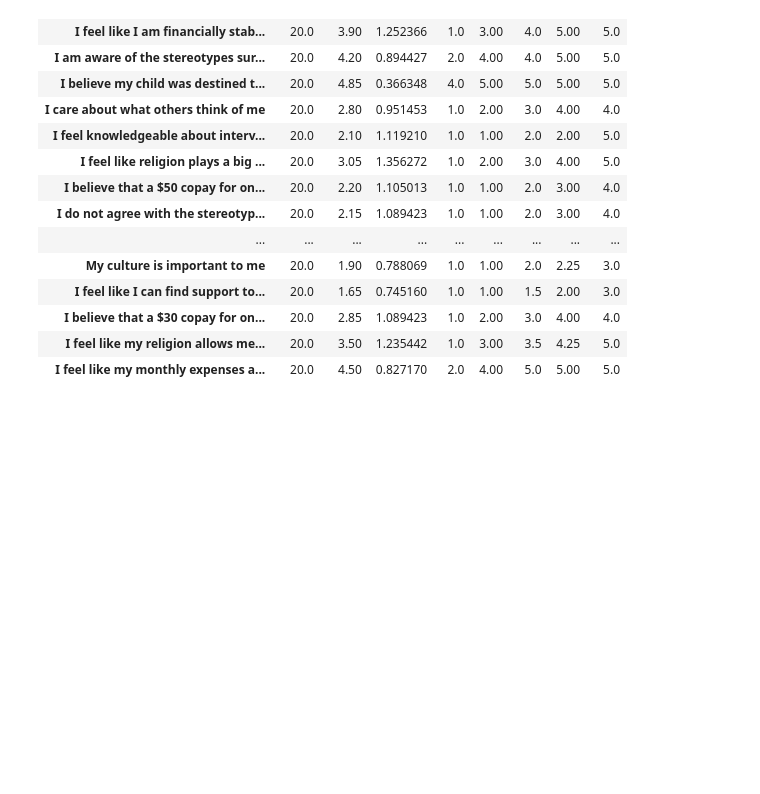
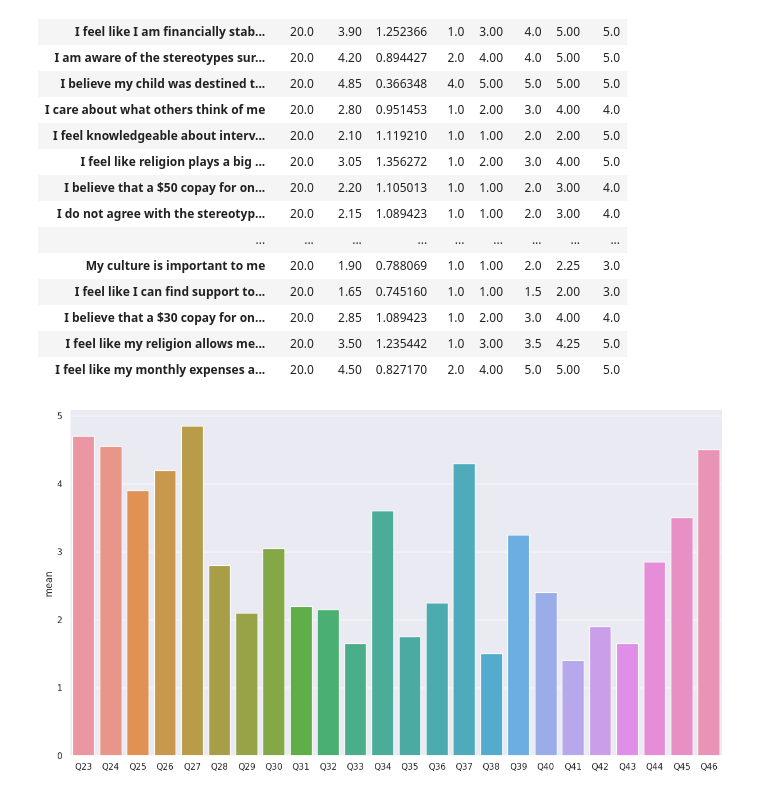
Before and after one commit to lozo6/slp-survey-analytics, a Jupyter notebook: descriptives.ipynb, the cells around one changed output. Cells and saved outputs as stored; diff of their text form; code cells hidden in the pictures; blank space fills up the shorter version.

Commit message:
added chart

```diff
--- a/descriptives.ipynb
+++ b/descriptives.ipynb
@@ -141,3 +141,15 @@ df1
 | I feel like my monthly expenses a... | 20.0 | 4.50 | 0.827170 | 2.0 | 4.00 | 5.0 | 5.00 | 5.0 |
 # %%
 df1.to_csv('data/finalDescriptives.csv')
+# %%
+descriptive_df = pd.read_csv('data/finalDescriptives.csv')
+# %%
+questions = ['Q23', 'Q24', 'Q25', 'Q26', 'Q27', 'Q28', 'Q29', 'Q30', 'Q31',
+        'Q32', 'Q33', 'Q34', 'Q35', 'Q36', 'Q37', 'Q38', 'Q39', 'Q40', 'Q41',
+        'Q42', 'Q43', 'Q44', 'Q45', 'Q46']
+# %%
+sns.set(rc = {'figure.figsize':(15,8)})
+fig = sns.barplot(data=descriptive_df, x=questions, y='mean')
+plt.savefig('images/barchart.png')
+# %% [output]
+[figure, added]
```
Also changed, not shown: 2 other files.
